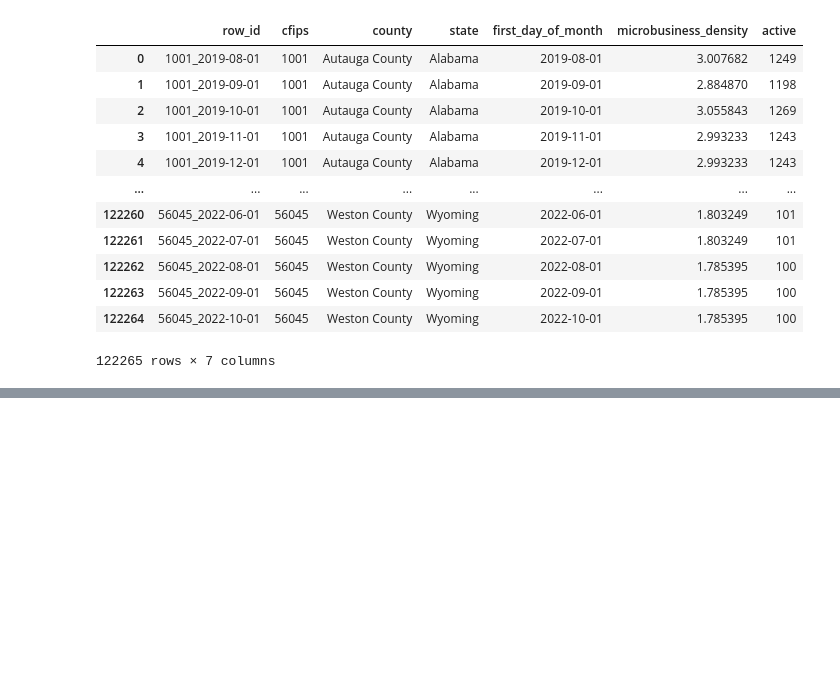
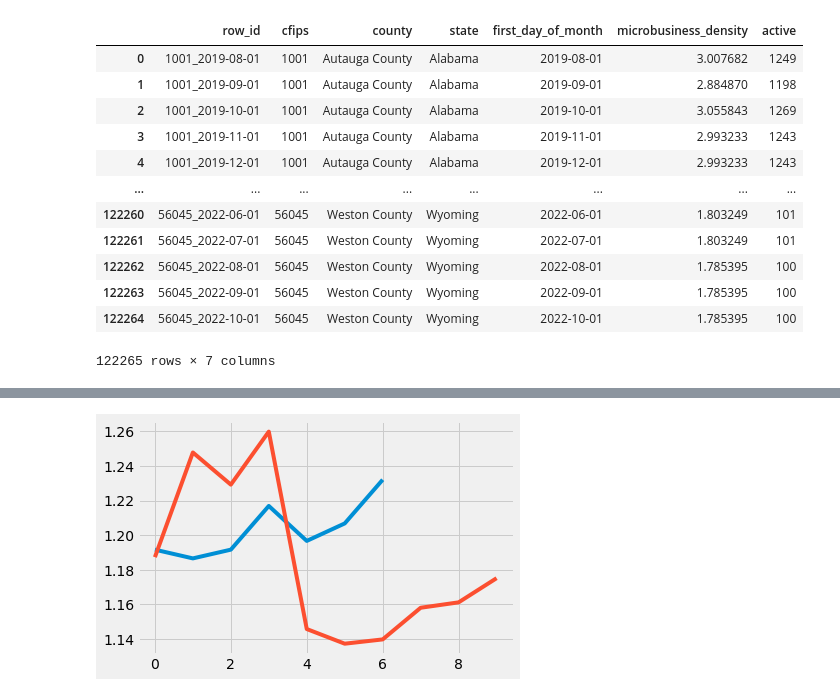
Before and after one commit to Enforcer03/GoDaddy-microbusiness-forcasting, a Jupyter notebook: code.ipynb, the cells around one changed output, grey strips where cells are left out. Cells and saved outputs as stored; diff of their text form; code cells hidden in the pictures; blank space fills up the shorter version.

```diff
--- a/code.ipynb
+++ b/code.ipynb
@@ -93,0 +165,6 @@ plt.show()
+# %%
+plt.plot(np.array(valid[1005]))
+plt.plot(np.array(pd.DataFrame(forecast).iloc[:][2]))
+plt.show()
+# %% [output]
+[figure, added]
```
Also changed, not shown: parts of 23 cells of this notebook.
